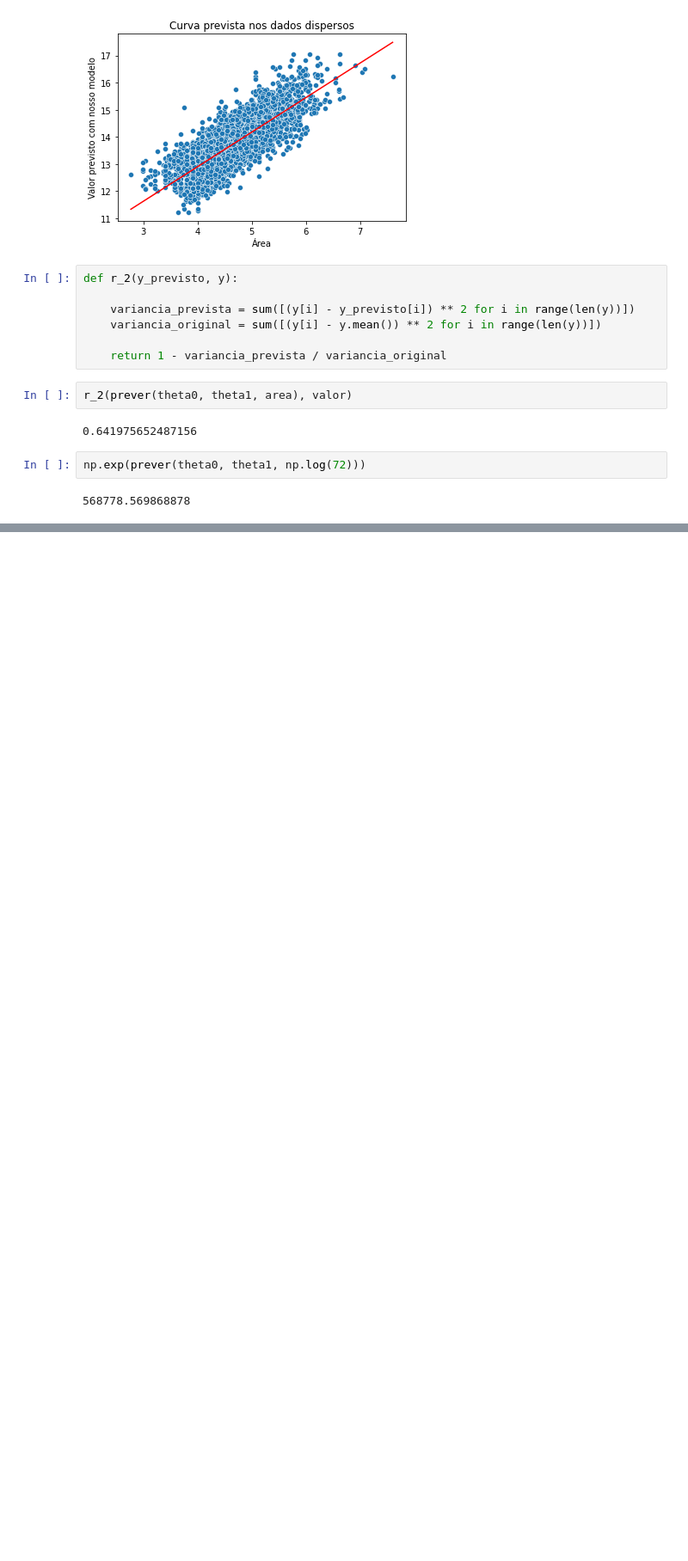
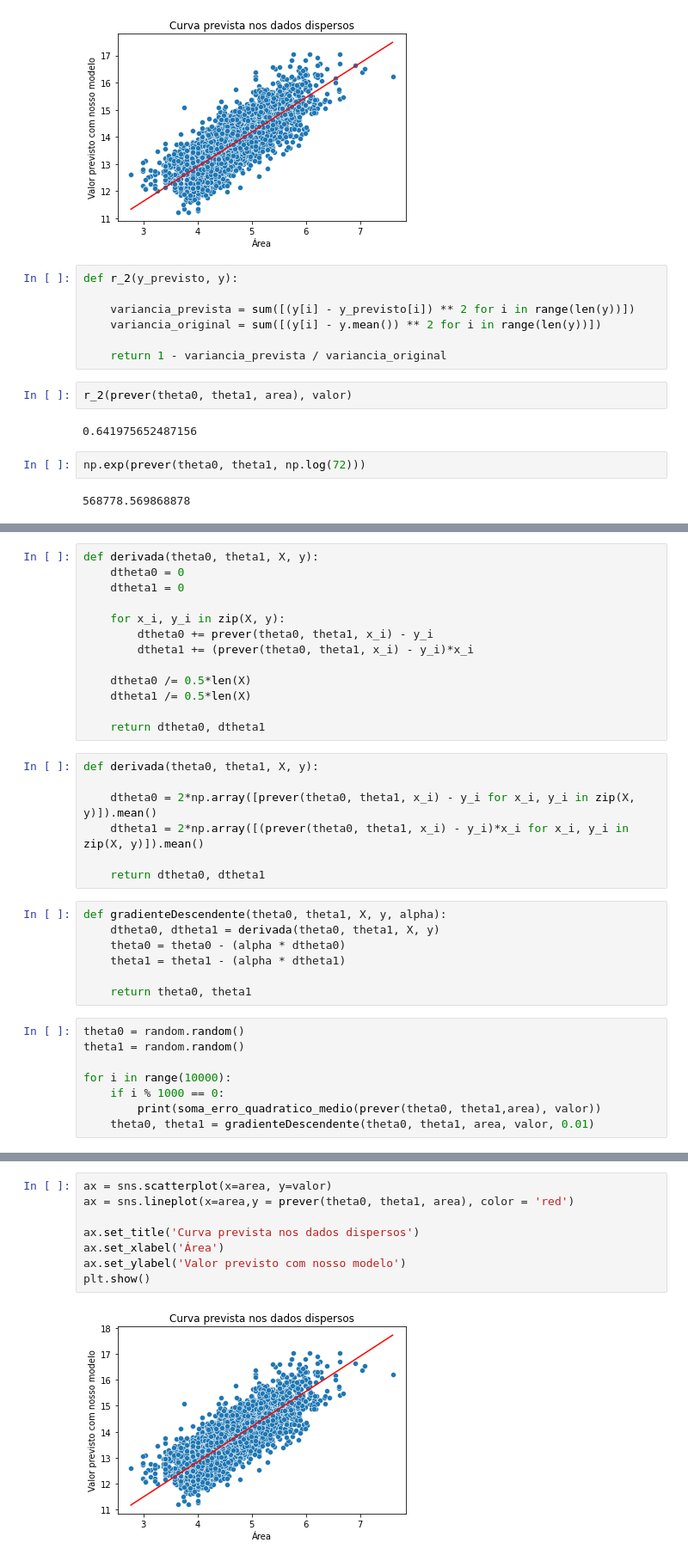
Before and after one commit to Facco-Bruno/Alura-Python, a Jupyter notebook: LR_inside.ipynb, the cells around one changed output, grey strips where cells are left out. Shown: that part at 86% size. Drawn from its saved outputs; the diff is of its cells as text; blank space fills up the shorter version.

```diff
--- a/LR_inside.ipynb
+++ b/LR_inside.ipynb
@@ -95,0 +98,35 @@ np.exp(prever(theta0, theta1, np.log(72)))
+# %%
+def derivada(theta0, theta1, X, y):
+    dtheta0 = 0
+    dtheta1 = 0
+
+    for x_i, y_i in zip(X, y):
+        dtheta0 += prever(theta0, theta1, x_i) - y_i
+        dtheta1 += (prever(theta0, theta1, x_i) - y_i)*x_i
+
+    dtheta0 /= 0.5*len(X)
+    dtheta1 /= 0.5*len(X)
+
+    return dtheta0, dtheta1
+# %%
+def derivada(theta0, theta1, X, y):
+
+    dtheta0 = 2*np.array([prever(theta0, theta1, x_i) - y_i for x_i, y_i in zip(X, y)]).mean()
+    dtheta1 = 2*np.array([(prever(theta0, theta1, x_i) - y_i)*x_i for x_i, y_i in zip(X, y)]).mean()
+
+    return dtheta0, dtheta1
+# %%
+def gradienteDescendente(theta0, theta1, X, y, alpha):
+    dtheta0, dtheta1 = derivada(theta0, theta1, X, y)
+    theta0 = theta0 - (alpha * dtheta0)
+    theta1 = theta1 - (alpha * dtheta1)
+
+    return theta0, theta1
+# %%
+theta0 = random.random()
+theta1 = random.random()
+
+for i in range(10000):
+    if i % 1000 == 0:
+        print(soma_erro_quadratico_medio(prever(theta0, theta1,area), valor))
+    theta0, theta1 = gradienteDescendente(theta0, theta1, area, valor, 0.01)
@@ -95,0 +158,10 @@ np.exp(prever(theta0, theta1, np.log(72)))
+# %%
+ax = sns.scatterplot(x=area, y=valor)
+ax = sns.lineplot(x=area,y = prever(theta0, theta1, area), color = 'red')
+
+ax.set_title('Curva prevista nos dados dispersos')
+ax.set_xlabel('Área')
+ax.set_ylabel('Valor previsto com nosso modelo')
+plt.show()
+# %% [output]
+[figure, added]
```
Also changed, not shown: parts of 10 cells of this notebook.
